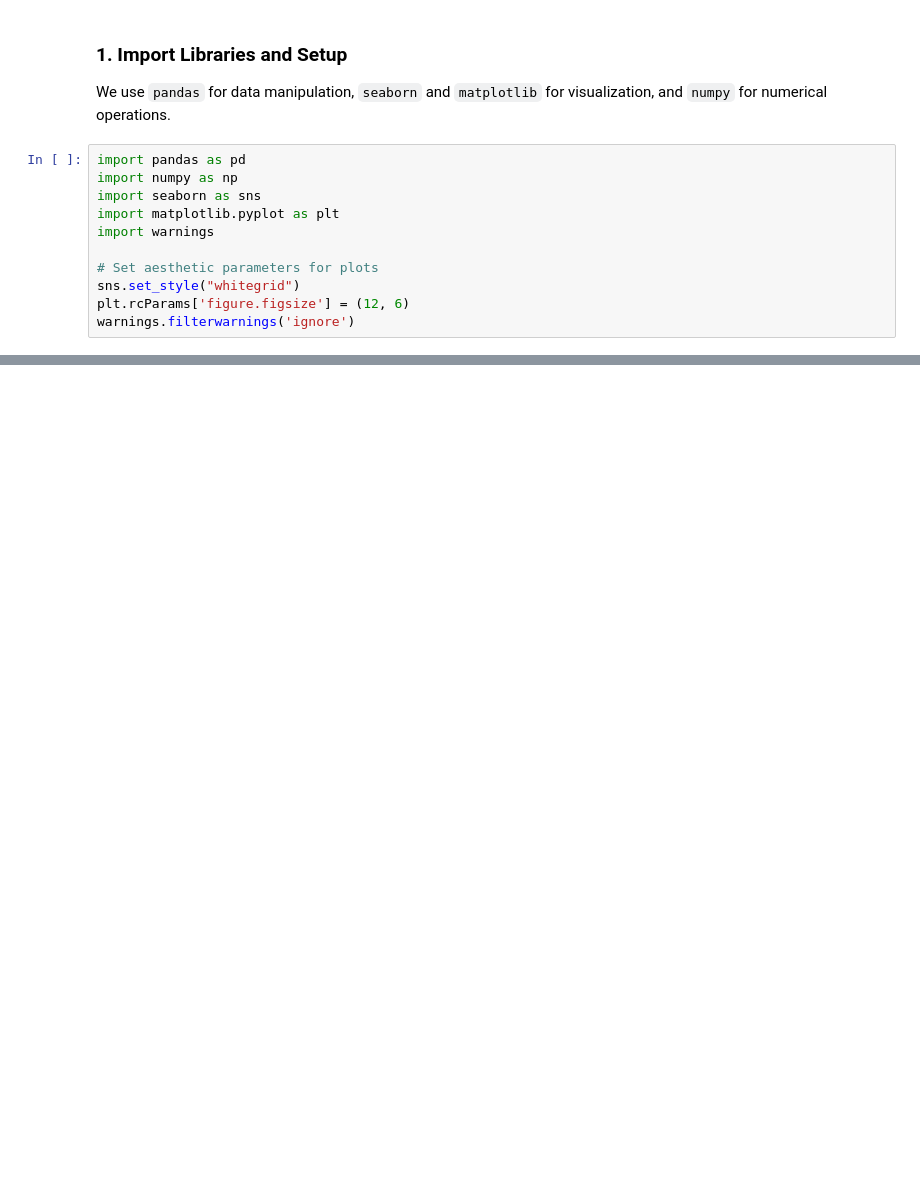
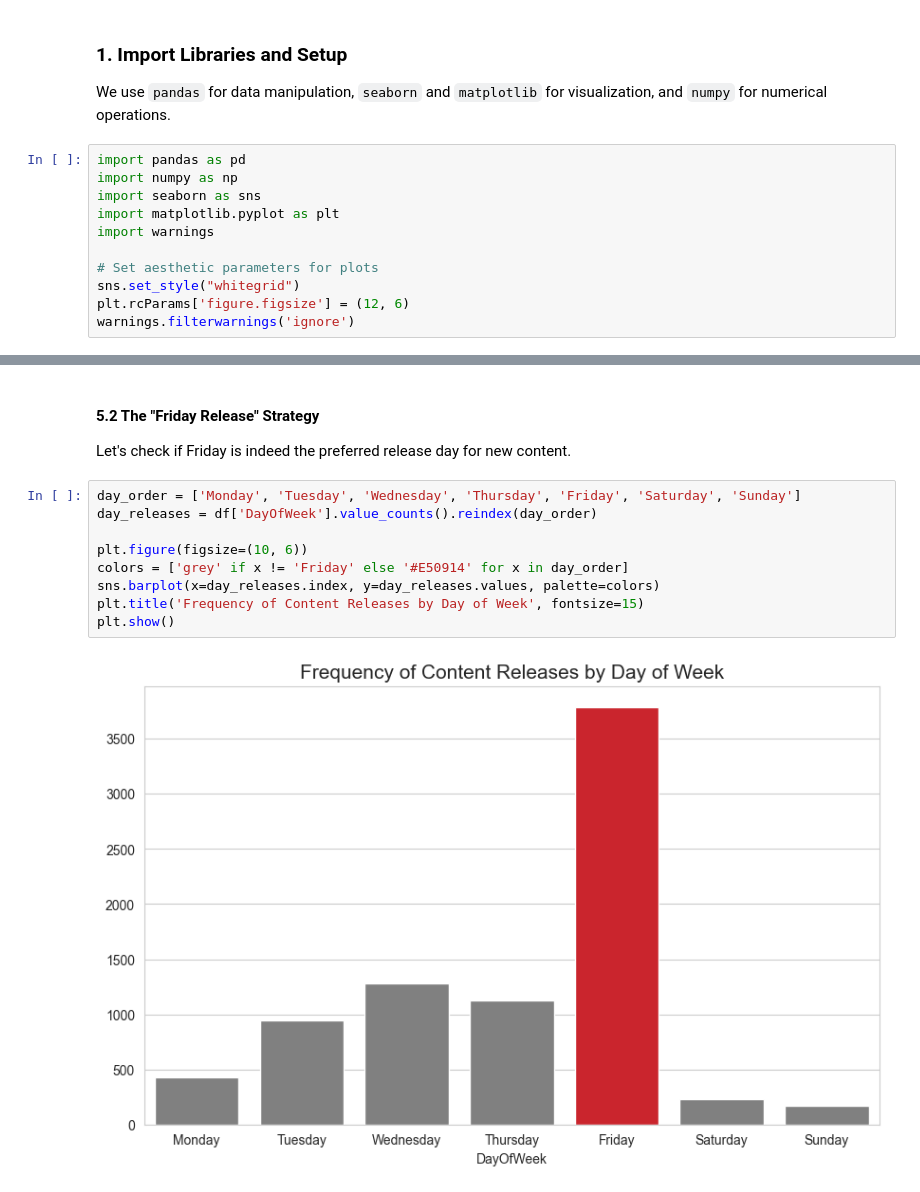
Before and after one commit to MouryaManideep/EXPLORATORY-DATA-ANALYSIS-ON-NETFLIX-DATASET-, a Jupyter notebook: netflix.ipynb, the cells around one changed output, grey strips where cells are left out. Cells and saved outputs as stored; diff of their text form; blank space fills up the shorter version.

```diff
--- a/netflix.ipynb
+++ b/netflix.ipynb
@@ -251,0 +132,14 @@ From our EDA, we have observed several interesting trends:
+# %% [markdown]
+#### 5.2 The "Friday Release" Strategy
+Let's check if Friday is indeed the preferred release day for new content.
+# %%
+day_order = ['Monday', 'Tuesday', 'Wednesday', 'Thursday', 'Friday', 'Saturday', 'Sunday']
+day_releases = df['DayOfWeek'].value_counts().reindex(day_order)
+
+plt.figure(figsize=(10, 6))
+colors = ['grey' if x != 'Friday' else '#E50914' for x in day_order]
+sns.barplot(x=day_releases.index, y=day_releases.values, palette=colors)
+plt.title('Frequency of Content Releases by Day of Week', fontsize=15)
+plt.show()
+# %% [output]
+[figure, added]
```
Also changed, not shown: parts of 49 cells of this notebook.
